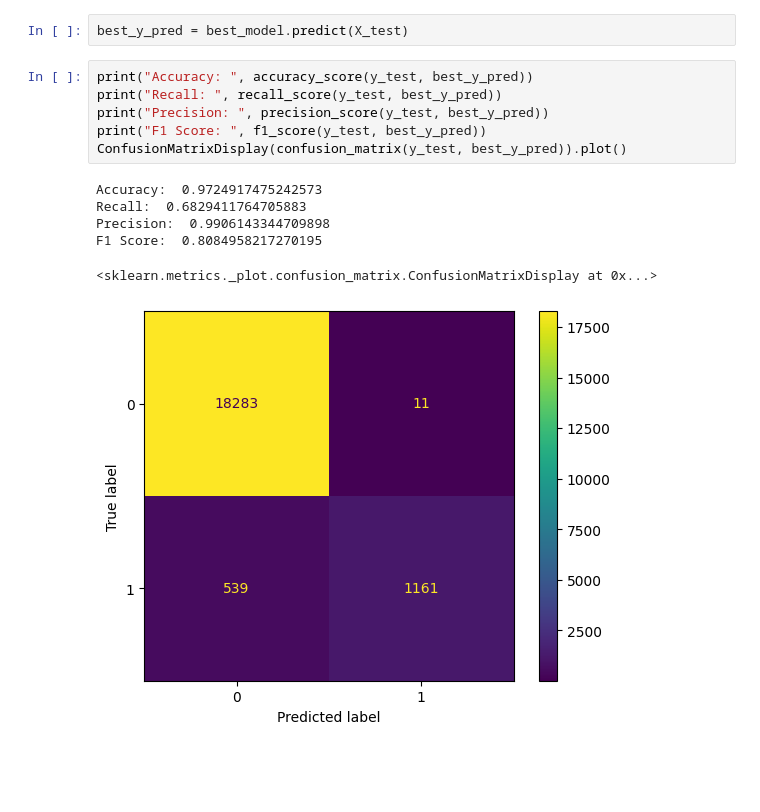
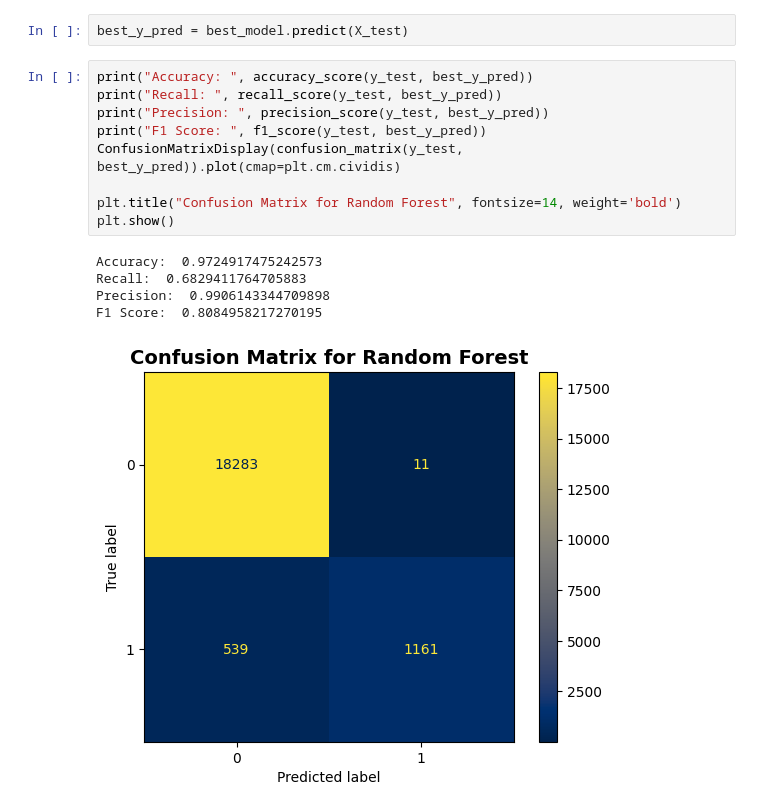
Before and after one commit to fisherman611/diabetes-classification, a Jupyter notebook: models/random_forest.ipynb, the cells around one changed output. Cells and saved outputs as stored; diff of their text form; blank space fills up the shorter version.

```diff
--- a/models/random_forest.ipynb
+++ b/models/random_forest.ipynb
@@ -95,13 +99,15 @@ best_y_pred = best_model.predict(X_test)
 # %%
 print("Accuracy: ", accuracy_score(y_test, best_y_pred))
 print("Recall: ", recall_score(y_test, best_y_pred))
 print("Precision: ", precision_score(y_test, best_y_pred))
 print("F1 Score: ", f1_score(y_test, best_y_pred))
-ConfusionMatrixDisplay(confusion_matrix(y_test, best_y_pred)).plot()
+ConfusionMatrixDisplay(confusion_matrix(y_test, best_y_pred)).plot(cmap=plt.cm.cividis)
+
+plt.title("Confusion Matrix for Random Forest", fontsize=14, weight='bold')
+plt.show()
 # %% [output]
 Accuracy:  0.9724917475242573
 Recall:  0.6829411764705883
 Precision:  0.9906143344709898
 F1 Score:  0.8084958217270195
-<sklearn.metrics._plot.confusion_matrix.ConfusionMatrixDisplay at 0x...>
-[figure, old version]
+[figure, new version]
```
Also changed, not shown: parts of 2 cells of this notebook.
